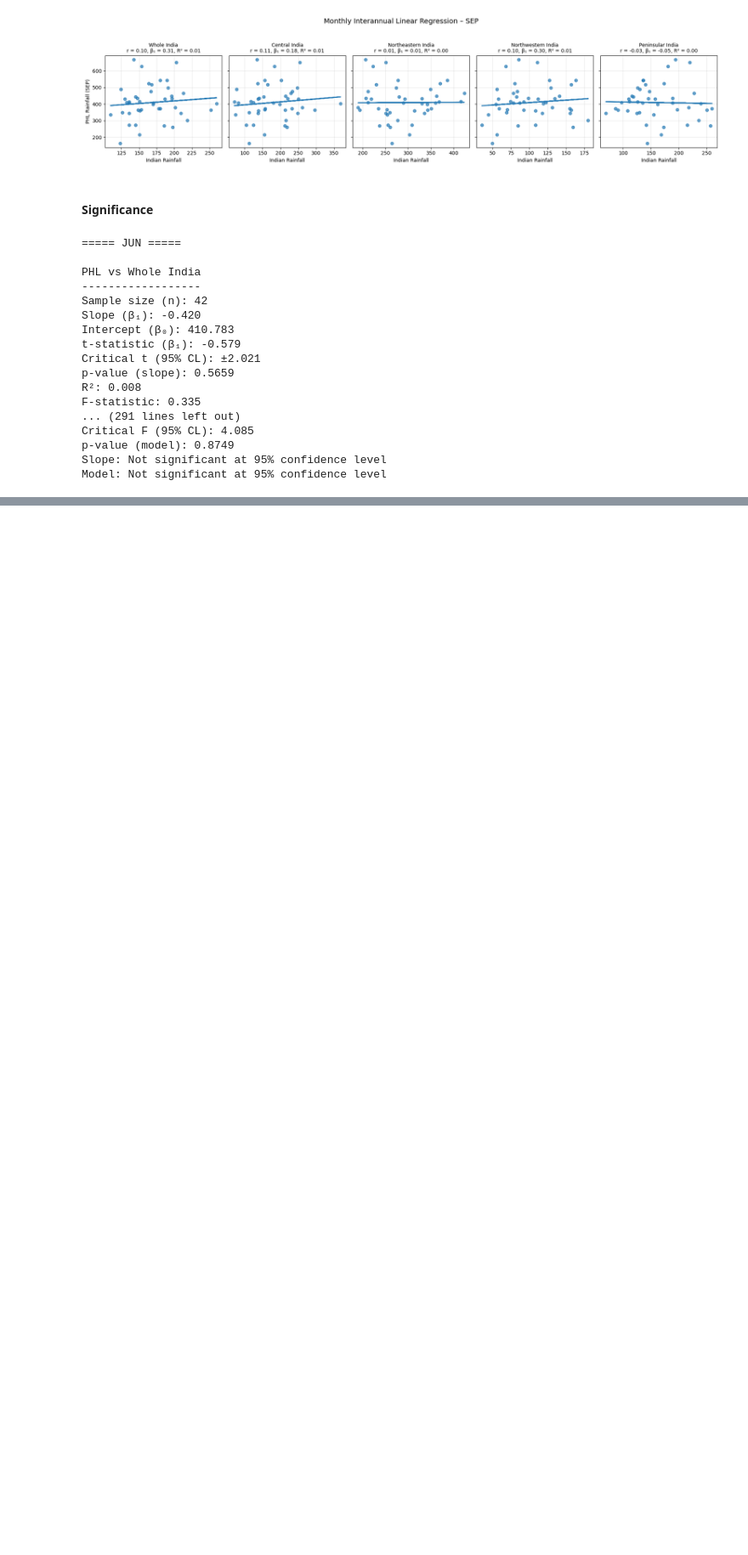
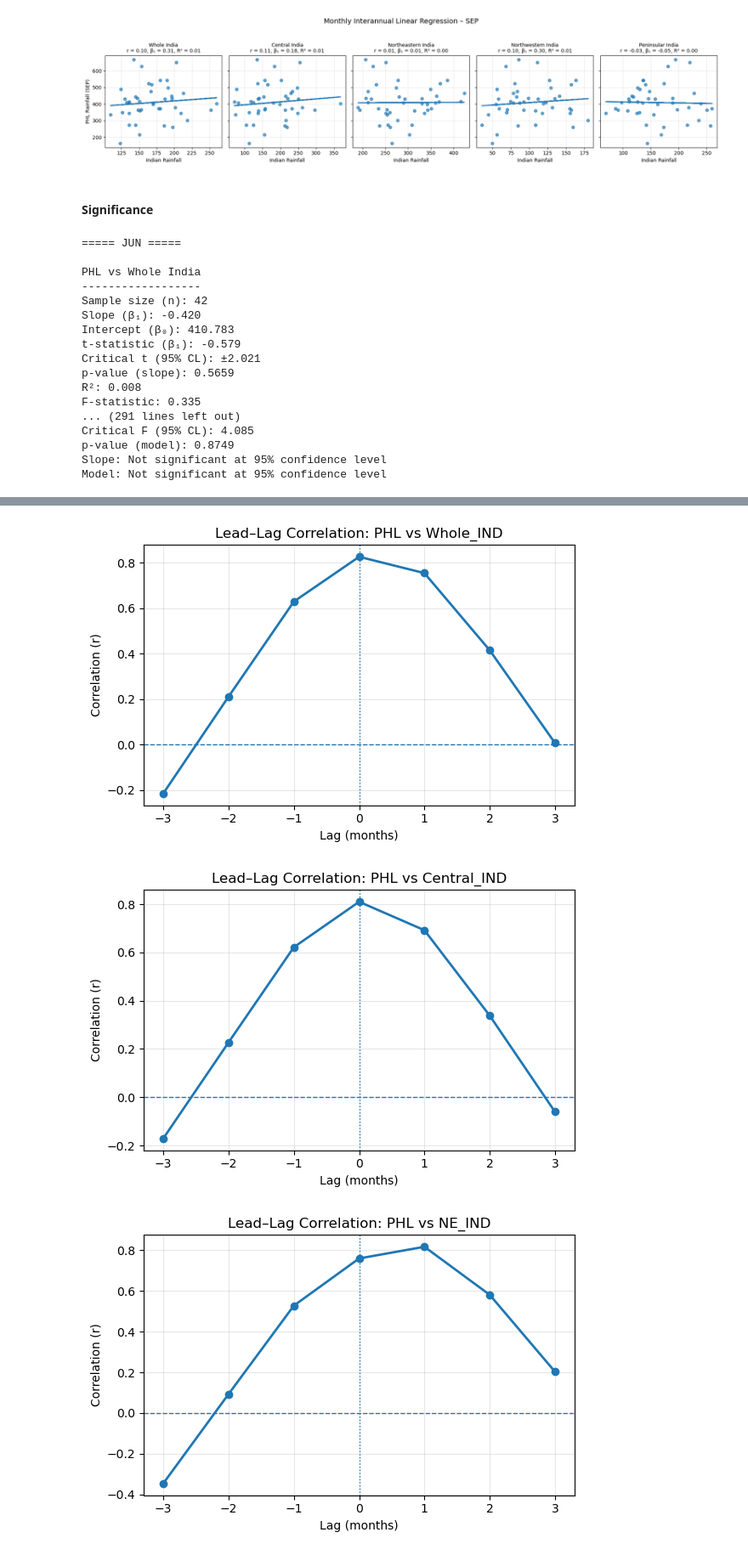
Before and after one commit to AleandraR/MS_Thesis_SWM, a Jupyter notebook: 02_notebooks/01a_INDvPHL_TimeSeries.ipynb, the cells around one changed output, grey strips where cells are left out. Shown at 85% size. Drawn from its saved outputs; the diff is of its cells as text; code cells hidden in the pictures; blank space fills up the shorter version.

```diff
--- a/02_notebooks/01a_INDvPHL_TimeSeries.ipynb
+++ b/02_notebooks/01a_INDvPHL_TimeSeries.ipynb
@@ -920,0 +1073,14 @@ Model: Not significant at 95% confidence level
+# %%
+def standardize(ts):
+    return (ts - ts.mean()) / ts.std()
+
+phl_std = standardize(phl_ts)
+
+ind_std = {
+    region: standardize(ts)
+    for region, ts in ind_ts.items()
+}
+# %%
+def align_series(ts1, ts2):
+    df = pd.concat([ts1, ts2], axis=1).dropna()
+    return df.iloc[:, 0], df.iloc[:, 1]
@@ -920,0 +1112,6 @@ Model: Not significant at 95% confidence level
+# %%
+all_results = {}
+
+for region, ind_series in ind_std.items():
+    x, y = align_series(phl_std, ind_series)
+    all_results[region] = lead_lag_corr(x, y, max_lag=3)
@@ -920,0 +1120,25 @@ Model: Not significant at 95% confidence level
+# %%
+for region, df in all_results.items():
+    plt.figure(figsize=(6, 4))
+
+    plt.plot(
+        df["lag_months"],
+        df["r"],
+        marker="o",
+        linewidth=2
+    )
+
+    plt.axhline(0, linestyle="--", linewidth=1)
+    plt.axvline(0, linestyle=":", linewidth=1)
+
+    plt.xlabel("Lag (months)")
+    plt.ylabel("Correlation (r)")
+    plt.title(f"Lead–Lag Correlation: PHL vs {region}")
+
+    plt.grid(True, alpha=0.3)
+    plt.tight_layout()
+    plt.show()
+# %% [output]
+[figure, added]
+[figure, added]
+[figure, added]
```
Also changed, not shown: parts of 25 cells of this notebook.
